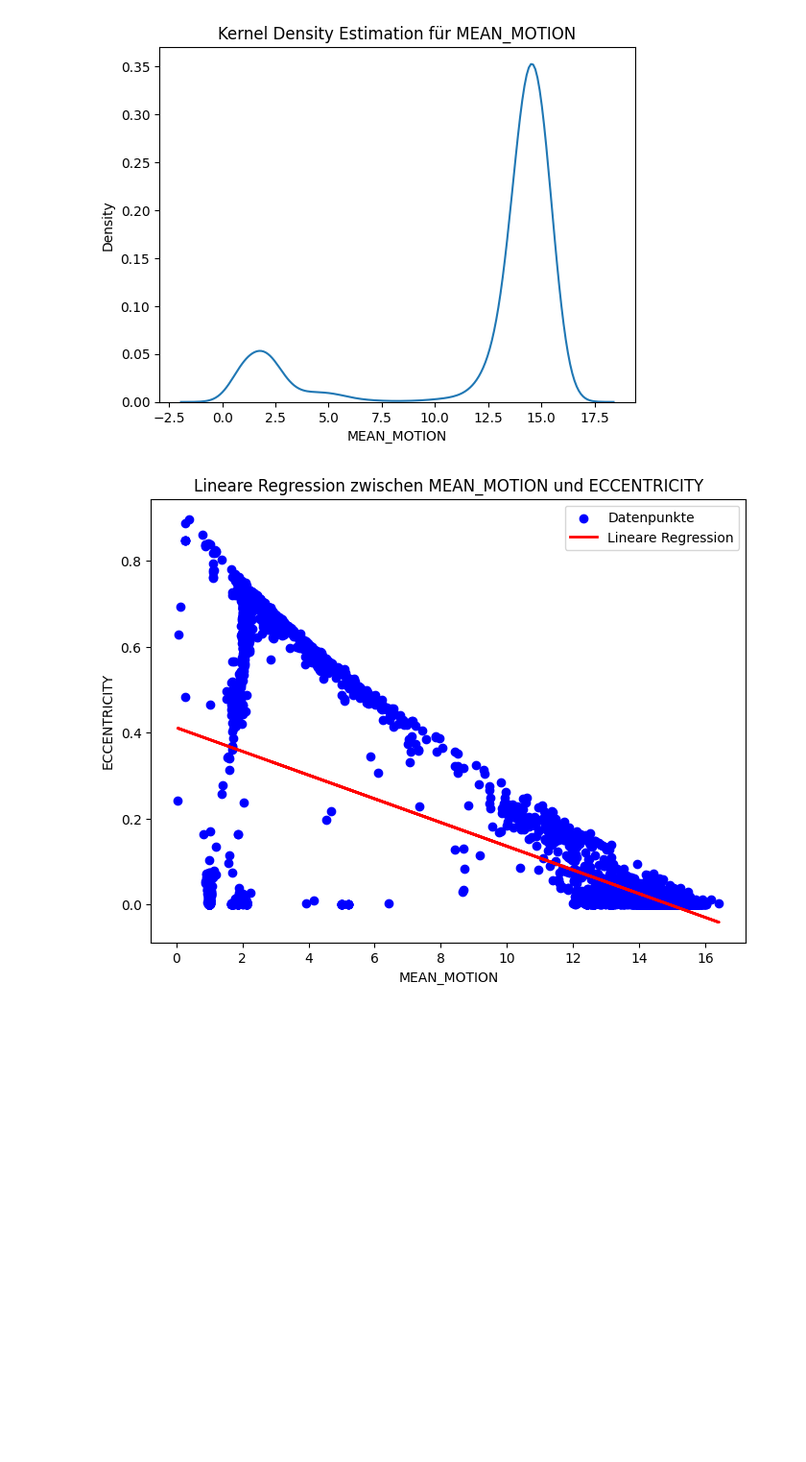
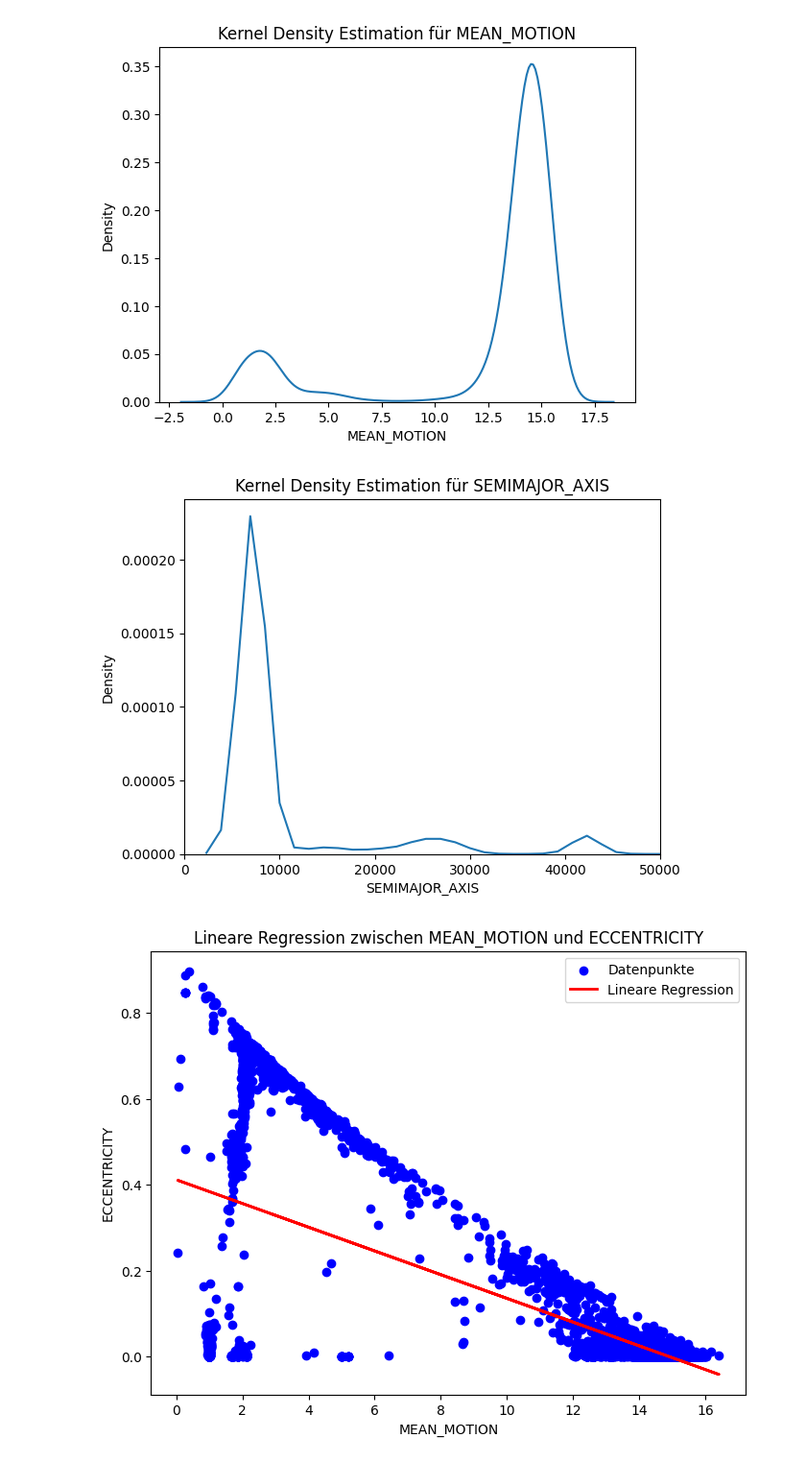
Before and after one commit to msi-se/stochastik-team7, a Jupyter notebook: satelite/satelite.ipynb, the cells around one changed output. Shown at 96% size. Cells and saved outputs as stored; diff of their text form; code cells hidden in the pictures; blank space fills up the shorter version.

```diff
--- a/satelite/satelite.ipynb
+++ b/satelite/satelite.ipynb
@@ -128,6 +128,17 @@ plt.ylabel('Density')
 plt.show()
 # %% [output]
 [figure]
+# %%
+import seaborn as sns
+
+sns.kdeplot(data=df['SEMIMAJOR_AXIS'])
+plt.title('Kernel Density Estimation für SEMIMAJOR_AXIS')
+plt.xlabel('SEMIMAJOR_AXIS')
+plt.ylabel('Density')
+# plt.xlim(0, 50000)
+plt.show()
+# %% [output]
+[figure, added]
 # %%
 from scipy.stats import linregress
 
```
